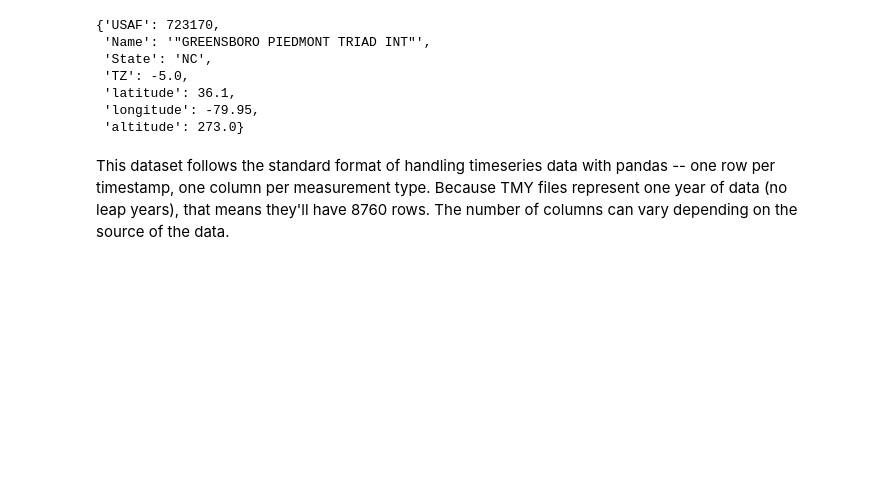
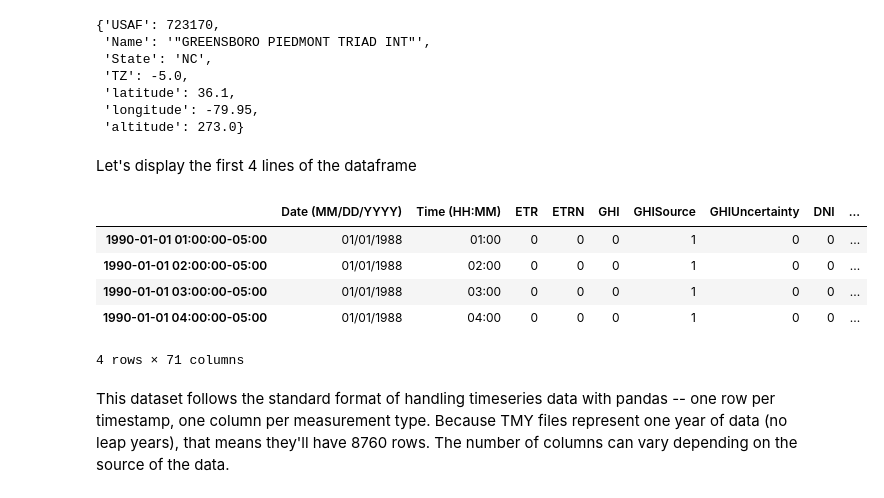
Before and after one commit to PV-Tutorials/pyData-2021-Solar-PV-Modeling, a Jupyter notebook: Tutorial 1 - TMY Weather Data.ipynb, the cells around one changed output. Cells and saved outputs as stored; diff of their text form; code cells hidden in the pictures; blank space fills up the shorter version.

```diff
--- a/Tutorial 1 - TMY Weather Data.ipynb
+++ b/Tutorial 1 - TMY Weather Data.ipynb
@@ -90,6 +110,17 @@ meta_dict  # display the dictionary of metadata
  'latitude': 36.1,
  'longitude': -79.95,
  'altitude': 273.0}
+# %% [markdown]
+Let's display the first 4 lines of the dataframe
+# %%
+df_tmy.head(4)
+# %% [output]
+|  | Date (MM/DD/YYYY) | Time (HH:MM) | ETR | ETRN | GHI | GHISource | GHIUncertainty | DNI | ... |
+| 1990-01-01 01:00:00-05:00 | 01/01/1988 | 01:00 | 0 | 0 | 0 | 1 | 0 | 0 | ... |
+| 1990-01-01 02:00:00-05:00 | 01/01/1988 | 02:00 | 0 | 0 | 0 | 1 | 0 | 0 | ... |
+| 1990-01-01 03:00:00-05:00 | 01/01/1988 | 03:00 | 0 | 0 | 0 | 1 | 0 | 0 | ... |
+| 1990-01-01 04:00:00-05:00 | 01/01/1988 | 04:00 | 0 | 0 | 0 | 1 | 0 | 0 | ... |
+4 rows × 71 columns
 # %% [markdown]
 This dataset follows the standard format of handling timeseries data with pandas -- one row per timestamp, one column per measurement type.  Because TMY files represent one year of data (no leap years), that means they'll have 8760 rows.  The number of columns can vary depending on the source of the data.
 # %%
```
Also changed, not shown: parts of 21 cells of this notebook.
